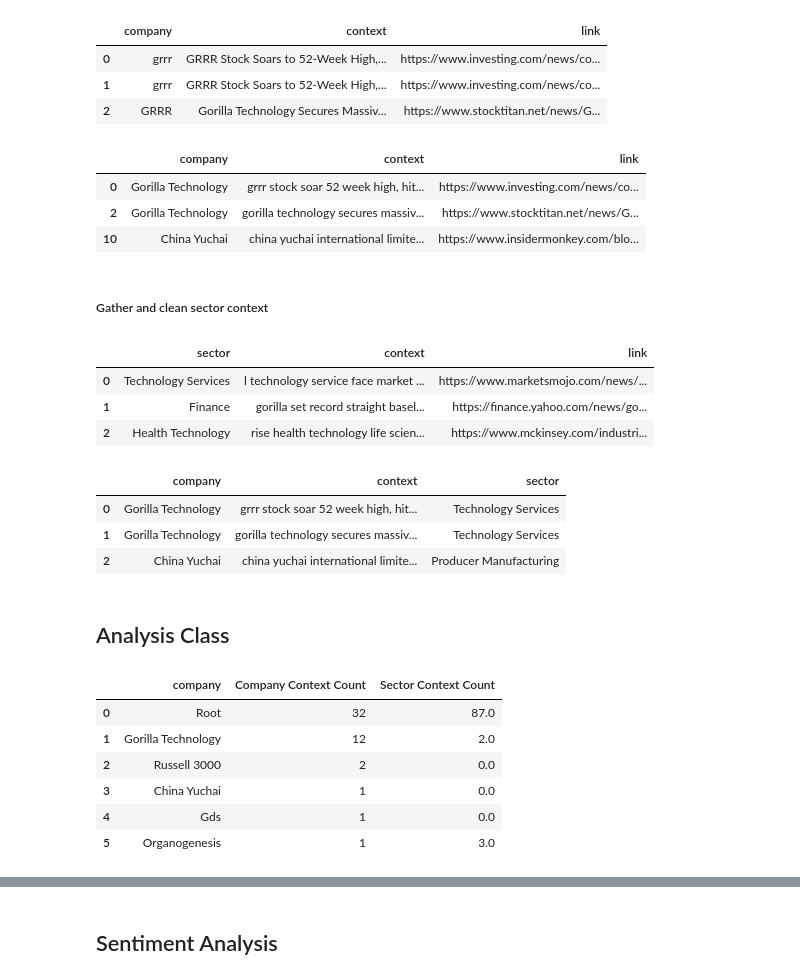
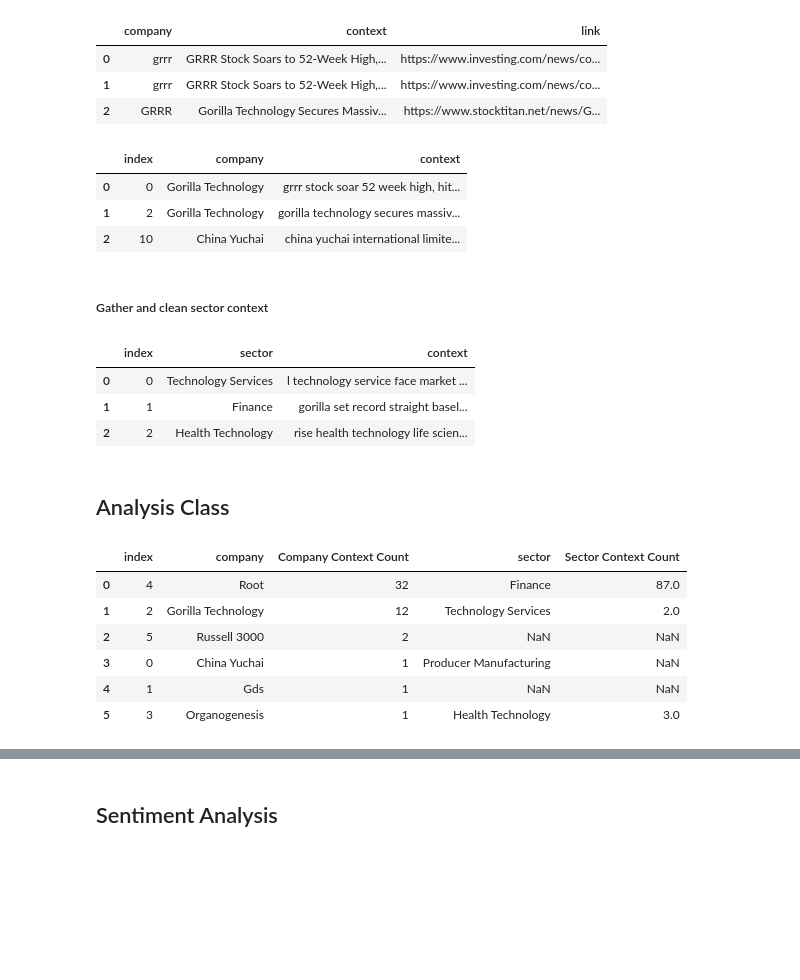
Before and after one commit to TheKusz/Python_DSM020-2024-OCT, a Jupyter notebook: Final Coursework/final coursework.ipynb, the cells around one changed output, grey strips where cells are left out. Saved outputs shown, nothing was run; the diff lists cells and outputs as text; code cells hidden in the pictures; blank space fills up the shorter version.

Commit message:
data cleaning and transofrming approved

```diff
--- a/Final Coursework/final coursework.ipynb
+++ b/Final Coursework/final coursework.ipynb
@@ -907,46 +907,44 @@ company_context_df.head(3)
 # %%
 # Clean and format data
 clean_company_df = data_handler.clean_context_data(company_context_df)
-
 stock_info_df = data_handler.select_data_as_df("stock_info")
 
 # Make sure it's the same
-stock_info_df['company'] = [row.strip() for row in stock_info_df['company']]
+stock_info_df['company'] = stock_info_df['company'].str.strip()
 stock_info_df['company'] = data_handler.simplify_company_names(stock_info_df['company'])
 
 clean_company_df = data_handler.clean_company_col_in_context(clean_company_df, stock_info_df)
+clean_company_df = clean_company_df.drop('link', axis=1).reset_index()
 clean_company_df.head(3)
 # %% [output]
-|  | company | context | link |
-| 0 | Gorilla Technology | grrr stock soar 52 week high, hit... | https://www.investing.com/news/co... |
-| 2 | Gorilla Technology | gorilla technology secures massiv... | https://www.stocktitan.net/news/G... |
-| 10 | China Yuchai | china yuchai international limite... | https://www.insidermonkey.com/blo... |
+|  | index | company | context |
+| 0 | 0 | Gorilla Technology | grrr stock soar 52 week high, hit... |
+| 1 | 2 | Gorilla Technology | gorilla technology secures massiv... |
+| 2 | 10 | China Yuchai | china yuchai international limite... |
 # %% [markdown]
 ##### Gather and clean sector context
 # %%
 # Load data from DB into DataFrame
 sector_context_df = data_handler.select_data_as_df("sector_context")
 
+# Make sure it's the same
+stock_info_df['sector'] = stock_info_df['sector'].str.strip()
+sector_context_df['sector'] = sector_context_df['sector'].str.title()
+
 # Clean and format sector names
 sector_context_df = data_handler.clean_context_data(sector_context_df)
-sector_context_df['sector'] = [name.title() for name in sector_context_df['sector']]
+sector_context_df = sector_context_df.drop('link', axis=1).reset_index()
 sector_context_df.head(3)
 # %% [output]
-|  | sector | context | link |
-| 0 | Technology Services | l technology service face market ... | https://www.marketsmojo.com/news/... |
-| 1 | Finance | gorilla set record straight basel... | https://finance.yahoo.com/news/go... |
-| 2 | Health Technology | rise health technology life scien... | https://www.mckinsey.com/industri... |
+|  | index | sector | context |
+| 0 | 0 | Technology Services | l technology service face market ... |
+| 1 | 1 | Finance | gorilla set record straight basel... |
+| 2 | 2 | Health Technology | rise health technology life scien... |
 # %%
-# Add sector to df for easier comparison
-clean_company_df = clean_company_df.merge(stock_info_df[['company', 'sector']], on='company', how='left')
-# Drop link
-clean_company_df = clean_company_df.drop('link', axis=1)
-clean_company_df.head(3)
+import numpy as np
+
+# Create a mapper df
+company_to_sector_df = stock_info_df[['company', 'sector']]
-# %% [output]
-|  | company | context | sector |
-| 0 | Gorilla Technology | grrr stock soar 52 week high, hit... | Technology Services |
-| 1 | Gorilla Technology | gorilla technology secures massiv... | Technology Services |
-| 2 | China Yuchai | china yuchai international limite... | Producer Manufacturing |
 # %% [markdown]
 ## Analysis Class
 # %%
@@ -962,23 +960,30 @@ class StockContextAnalyzer:
     def __init__(self):
         self.analyzer = SentimentIntensityAnalyzer()
 
-    def get_top_mentioned_n(self, company_df, sector_df, n=3):
+    def get_top_mentioned_company_n(self, company_df, sector_df, company_to_sector_df, n=3):
         # Get counts
         company_context_count = company_df.groupby('company')['context'].count().reset_index(name='Company Context Count')
-        sector_context_count = sector_context_df.groupby('sector')['context'].count().reset_index(name='Sector Context Count')
+        merged = pd.merge(company_context_count, company_to_sector_df, on='company', how='left')
 
-        # Merge counts with company_df
-        result = pd.merge(company_context_count, company_df[['company', 'sector']].drop_duplicates(), on='company', how='left')
-        result = pd.merge(result, sector_context_count, on='sector', how='left')
+        sector_context_count = sector_df.groupby('sector')['context'].count().reset_index(name='Sector Context Count')
+        result = pd.merge(merged, sector_context_count, on='sector', how='left')
 
-        # Sectors might be missing
-        result.fillna(0, inplace=True)
+        # Sectors might be missing, make sure it's standard NaN
+        result.fillna(np.nan, inplace=True)
 
         # Sort to be able to get the n highest
         result.sort_values(by='Company Context Count', ascending=False, inplace=True)
         result = result.reset_index()
 
-        return result[['company', 'Company Context Count', 'Sector Context Count']].head(n)
+        return result.head(n)
+
+     # Sentiment analysis #
+    def add_sentiment_scores(self, df):
+        df = df.copy()
+        df['sentiment'] = df['context'].apply(
+            lambda text: self.analyzer.polarity_scores(text)['compound'] if text else 0)
+
+        return df
 
     # Word frequency analysis #
     def get_words_str(self, df, company_name, top_n=20):
@@ -993,15 +998,16 @@ class StockContextAnalyzer:
 analyzer = StockContextAnalyzer()
 # %%
 # Select all mentioned companies
-top_mentioned = analyzer.get_top_mentioned_n(clean_company_df, sector_context_df, clean_company_df['company'].nunique())
+all_company_n = clean_company_df['company'].nunique()
+top_mentioned = analyzer.get_top_mentioned_company_n(clean_company_df,sector_context_df, company_to_sector_df, all_company_n)
 top_mentioned
 # %% [output]
-|  | company | Company Context Count | Sector Context Count |
-| 0 | Root | 32 | 87.0 |
-| 1 | Gorilla Technology | 12 | 2.0 |
-| 2 | Russell 3000 | 2 | 0.0 |
-| 3 | China Yuchai | 1 | 0.0 |
-| 4 | Gds | 1 | 0.0 |
-| 5 | Organogenesis | 1 | 3.0 |
+|  | index | company | Company Context Count | sector | Sector Context Count |
+| 0 | 4 | Root | 32 | Finance | 87.0 |
+| 1 | 2 | Gorilla Technology | 12 | Technology Services | 2.0 |
+| 2 | 5 | Russell 3000 | 2 | NaN | NaN |
+| 3 | 0 | China Yuchai | 1 | Producer Manufacturing | NaN |
+| 4 | 1 | Gds | 1 | NaN | NaN |
+| 5 | 3 | Organogenesis | 1 | Health Technology | 3.0 |
 # %% [markdown]
 I will analyze all just to see the results, but further improvements will be needed because:
```
Also changed, not shown: parts of 8 cells of this notebook.
